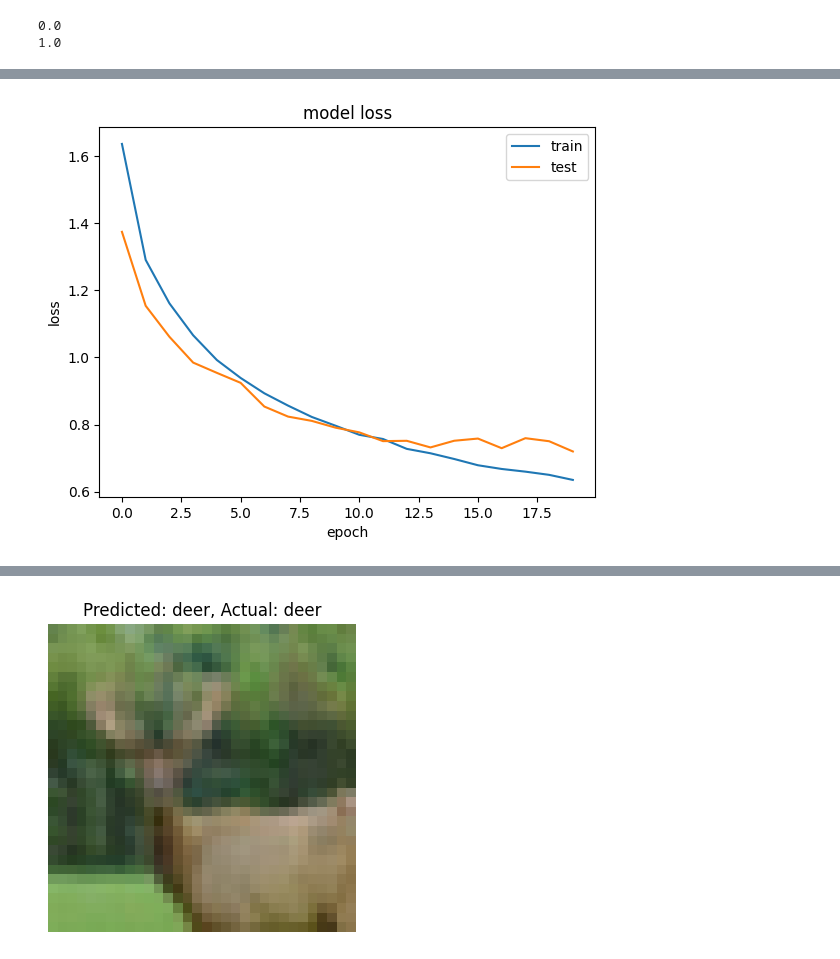
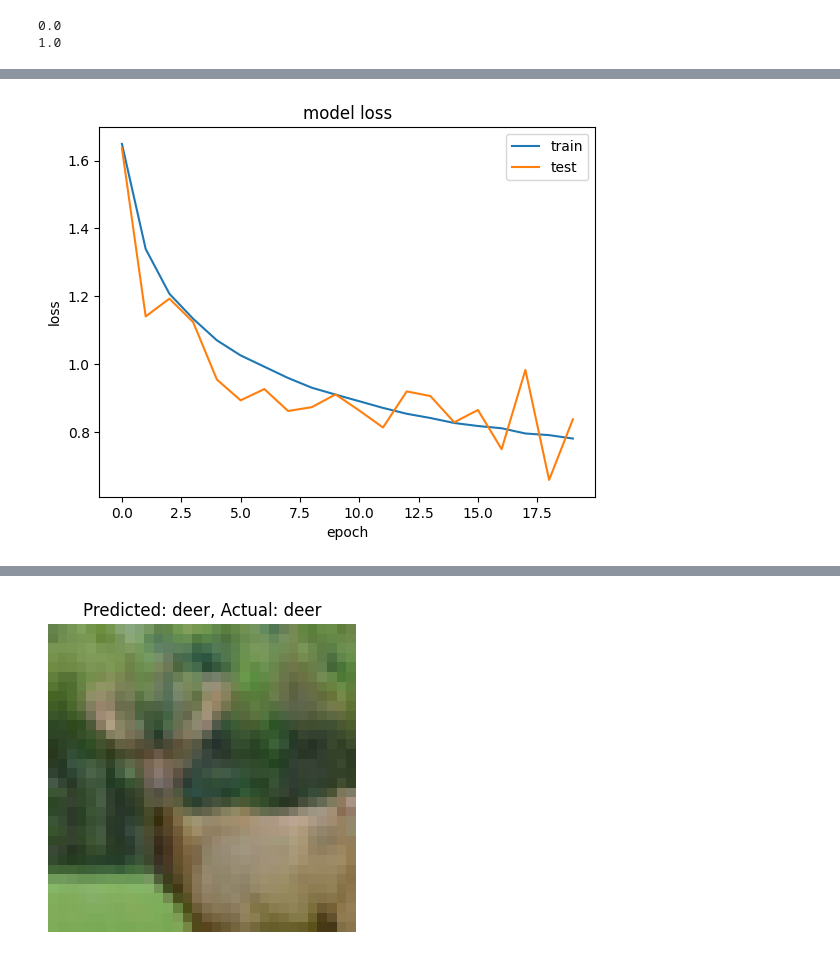
Before and after one commit to GauravPatil777/AI-ML-Learning-, a Jupyter notebook: Deep-Learning/CNN/Cifar_model/cifar_model.ipynb, the cells around one changed output, grey strips where cells are left out. Drawn from its saved outputs; the diff is of its cells as text; code cells hidden in the pictures.

Commit message:
Added new cfir model with normalization and augmentation

```diff
--- a/Deep-Learning/CNN/Cifar_model/cifar_model.ipynb
+++ b/Deep-Learning/CNN/Cifar_model/cifar_model.ipynb
@@ -22,21 +25,24 @@ print(X_train.max())
 1.0
 # %%
 from tensorflow.keras.models import Sequential
-from tensorflow.keras.layers import Conv2D,MaxPooling2D,Flatten,Dense,Dropout
+from tensorflow.keras.layers import Conv2D,MaxPooling2D,Flatten,Dense,Dropout,BatchNormalization
 
 model=Sequential()
 
 # first layer
 model.add(Conv2D(32,(3,3),activation='relu',input_shape=(32,32,3)))
+model.add(BatchNormalization())
 model.add(MaxPooling2D((2,2)))
 
 # second layer
 model.add(Conv2D(64,(3,3),activation='relu'))
+model.add(BatchNormalization())
 model.add(MaxPooling2D((2,2)))
 model.add(Dropout(0.2))
 
 # third layer
 model.add(Conv2D(128,(3,3),activation='relu'))
+model.add(BatchNormalization())
 model.add(MaxPooling2D((2,2)))
 model.add(Dropout(0.2))
 
@@ -81,6 +87,3 @@ early_stopping =  callbacks.EarlyStopping(
     restore_best_weights=True,
     verbose=1,
 )
-# %%
-# train model
-model_history=model.fit(X_train,y_train,epochs=20,batch_size=64,validation_data=(X_test,y_test),callbacks=[early_stopping])
@@ -104,0 +90,18 @@ Restoring model weights from the end of the best epoch: 20.
+# %%
+# train model with data augmentation
+from tensorflow.keras.preprocessing.image import ImageDataGenerator
+
+datagen = ImageDataGenerator(
+    rotation_range=15,
+    width_shift_range=0.1,
+    height_shift_range=0.1,
+    horizontal_flip=True
+)
+
+datagen.fit(X_train)
+
+history = model.fit(
+    datagen.flow(X_train, y_train, batch_size=64),
+    validation_data=(X_test, y_test),
+    epochs=20
+)
@@ -125,14 +146,14 @@ plt.show()
 # %%
 # summarize history loss from model
 import matplotlib.pyplot as plt
-plt.plot(model_history.history['loss'])
-plt.plot(model_history.history['val_loss'])
+plt.plot(history.history['loss'])
+plt.plot(history.history['val_loss'])
 plt.xlabel('epoch')
 plt.ylabel('loss')
 plt.legend(['train','test'],loc='best')
 plt.title('model loss')
 plt.show()
 # %% [output]
-[figure, old version]
+[figure, new version]
 # %%
 # test on one record
```
Also changed, not shown: parts of 9 cells of this notebook.
